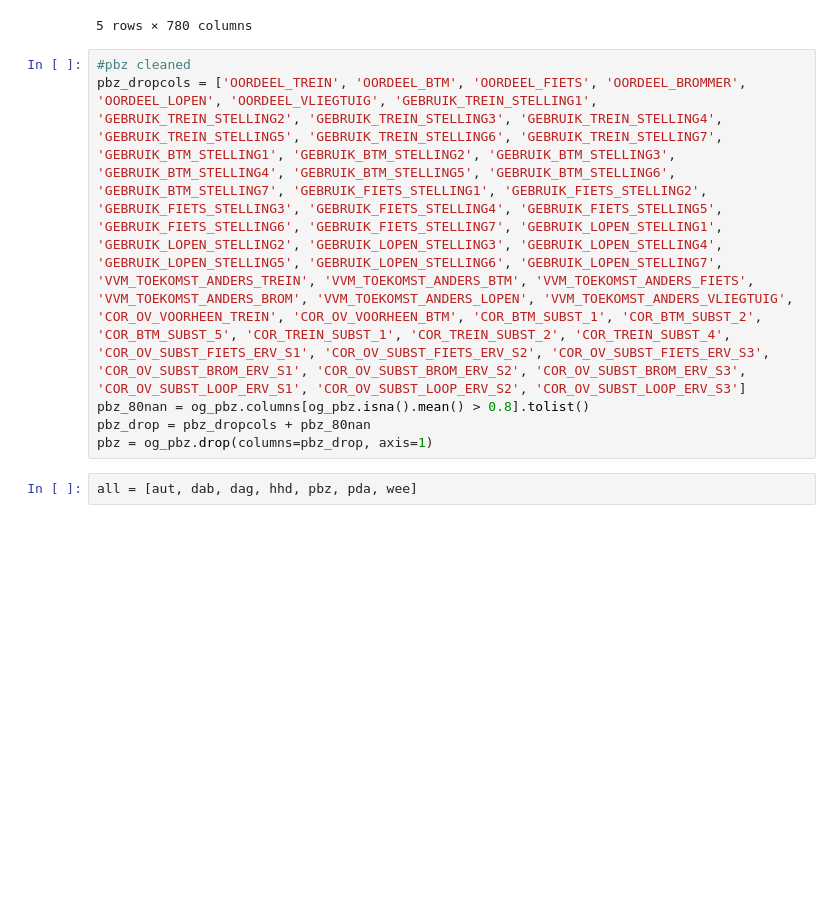
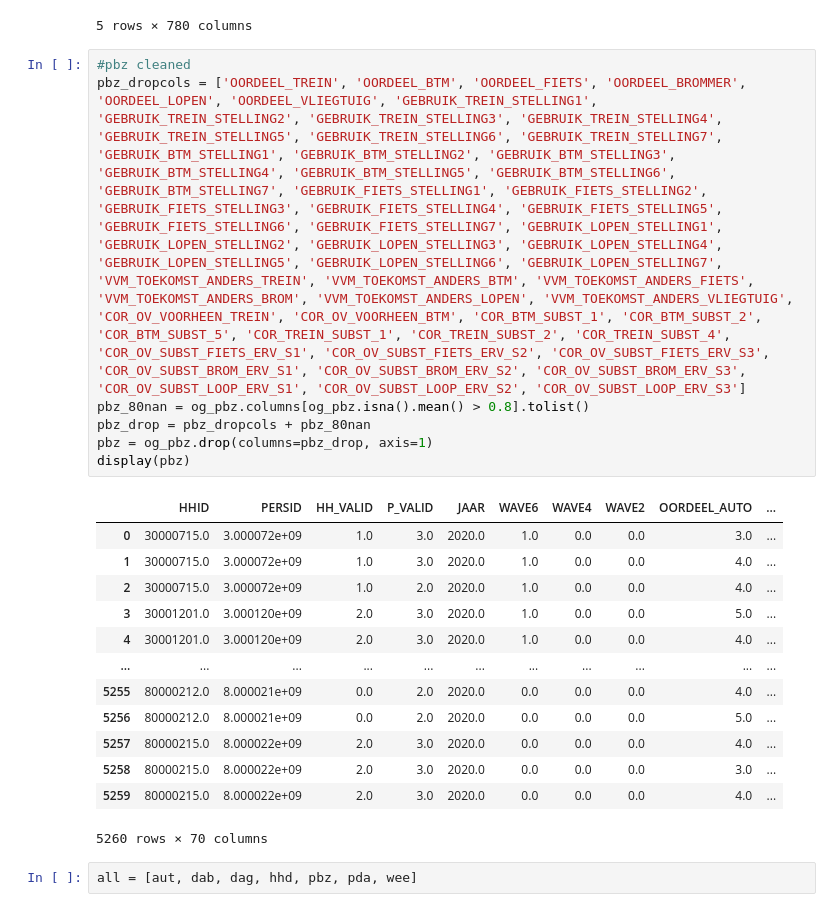
Before and after one commit to martynapiskorz/carn-t, a Jupyter notebook: MPN By wave/Y 20/mpn_20.ipynb, the cells around one changed output. Drawn from its saved outputs; the diff is of its cells as text; blank space fills up the shorter version.

```diff
--- a/MPN By wave/Y 20/mpn_20.ipynb
+++ b/MPN By wave/Y 20/mpn_20.ipynb
@@ -107,9 +111,24 @@ og_pda.head()
 # %%
 #pbz cleaned
 pbz_dropcols = ['OORDEEL_TREIN', 'OORDEEL_BTM', 'OORDEEL_FIETS', 'OORDEEL_BROMMER', 'OORDEEL_LOPEN', 'OORDEEL_VLIEGTUIG', 'GEBRUIK_TREIN_STELLING1', 'GEBRUIK_TREIN_STELLING2', 'GEBRUIK_TREIN_STELLING3', 'GEBRUIK_TREIN_STELLING4', 'GEBRUIK_TREIN_STELLING5', 'GEBRUIK_TREIN_STELLING6', 'GEBRUIK_TREIN_STELLING7', 'GEBRUIK_BTM_STELLING1', 'GEBRUIK_BTM_STELLING2', 'GEBRUIK_BTM_STELLING3', 'GEBRUIK_BTM_STELLING4', 'GEBRUIK_BTM_STELLING5', 'GEBRUIK_BTM_STELLING6', 'GEBRUIK_BTM_STELLING7', 'GEBRUIK_FIETS_STELLING1', 'GEBRUIK_FIETS_STELLING2', 'GEBRUIK_FIETS_STELLING3', 'GEBRUIK_FIETS_STELLING4', 'GEBRUIK_FIETS_STELLING5', 'GEBRUIK_FIETS_STELLING6', 'GEBRUIK_FIETS_STELLING7', 'GEBRUIK_LOPEN_STELLING1', 'GEBRUIK_LOPEN_STELLING2', 'GEBRUIK_LOPEN_STELLING3', 'GEBRUIK_LOPEN_STELLING4', 'GEBRUIK_LOPEN_STELLING5', 'GEBRUIK_LOPEN_STELLING6', 'GEBRUIK_LOPEN_STELLING7', 'VVM_TOEKOMST_ANDERS_TREIN', 'VVM_TOEKOMST_ANDERS_BTM', 'VVM_TOEKOMST_ANDERS_FIETS', 'VVM_TOEKOMST_ANDERS_BROM', 'VVM_TOEKOMST_ANDERS_LOPEN', 'VVM_TOEKOMST_ANDERS_VLIEGTUIG', 'COR_OV_VOORHEEN_TREIN', 'COR_OV_VOORHEEN_BTM', 'COR_BTM_SUBST_1', 'COR_BTM_SUBST_2', 'COR_BTM_SUBST_5', 'COR_TREIN_SUBST_1', 'COR_TREIN_SUBST_2', 'COR_TREIN_SUBST_4', 'COR_OV_SUBST_FIETS_ERV_S1', 'COR_OV_SUBST_FIETS_ERV_S2', 'COR_OV_SUBST_FIETS_ERV_S3', 'COR_OV_SUBST_BROM_ERV_S1', 'COR_OV_SUBST_BROM_ERV_S2', 'COR_OV_SUBST_BROM_ERV_S3', 'COR_OV_SUBST_LOOP_ERV_S1', 'COR_OV_SUBST_LOOP_ERV_S2', 'COR_OV_SUBST_LOOP_ERV_S3']
 pbz_80nan = og_pbz.columns[og_pbz.isna().mean() > 0.8].tolist()
 pbz_drop = pbz_dropcols + pbz_80nan
 pbz = og_pbz.drop(columns=pbz_drop, axis=1)
+display(pbz)
+# %% [output]
+|  | HHID | PERSID | HH_VALID | P_VALID | JAAR | WAVE6 | WAVE4 | WAVE2 | OORDEEL_AUTO | ... |
+| 0 | 30000715.0 | 3.000072e+09 | 1.0 | 3.0 | 2020.0 | 1.0 | 0.0 | 0.0 | 3.0 | ... |
+| 1 | 30000715.0 | 3.000072e+09 | 1.0 | 3.0 | 2020.0 | 1.0 | 0.0 | 0.0 | 4.0 | ... |
+| 2 | 30000715.0 | 3.000072e+09 | 1.0 | 2.0 | 2020.0 | 1.0 | 0.0 | 0.0 | 4.0 | ... |
+| 3 | 30001201.0 | 3.000120e+09 | 2.0 | 3.0 | 2020.0 | 1.0 | 0.0 | 0.0 | 5.0 | ... |
+| 4 | 30001201.0 | 3.000120e+09 | 2.0 | 3.0 | 2020.0 | 1.0 | 0.0 | 0.0 | 4.0 | ... |
+| ... | ... | ... | ... | ... | ... | ... | ... | ... | ... | ... |
+| 5255 | 80000212.0 | 8.000021e+09 | 0.0 | 2.0 | 2020.0 | 0.0 | 0.0 | 0.0 | 4.0 | ... |
+| 5256 | 80000212.0 | 8.000021e+09 | 0.0 | 2.0 | 2020.0 | 0.0 | 0.0 | 0.0 | 5.0 | ... |
+| 5257 | 80000215.0 | 8.000022e+09 | 2.0 | 3.0 | 2020.0 | 0.0 | 0.0 | 0.0 | 4.0 | ... |
+| 5258 | 80000215.0 | 8.000022e+09 | 2.0 | 3.0 | 2020.0 | 0.0 | 0.0 | 0.0 | 3.0 | ... |
+| 5259 | 80000215.0 | 8.000022e+09 | 2.0 | 3.0 | 2020.0 | 0.0 | 0.0 | 0.0 | 4.0 | ... |
+5260 rows × 70 columns
 # %%
 all = [aut, dab, dag, hhd, pbz, pda, wee]
 # %%
```
Also changed, not shown: parts of 2 cells of this notebook.
